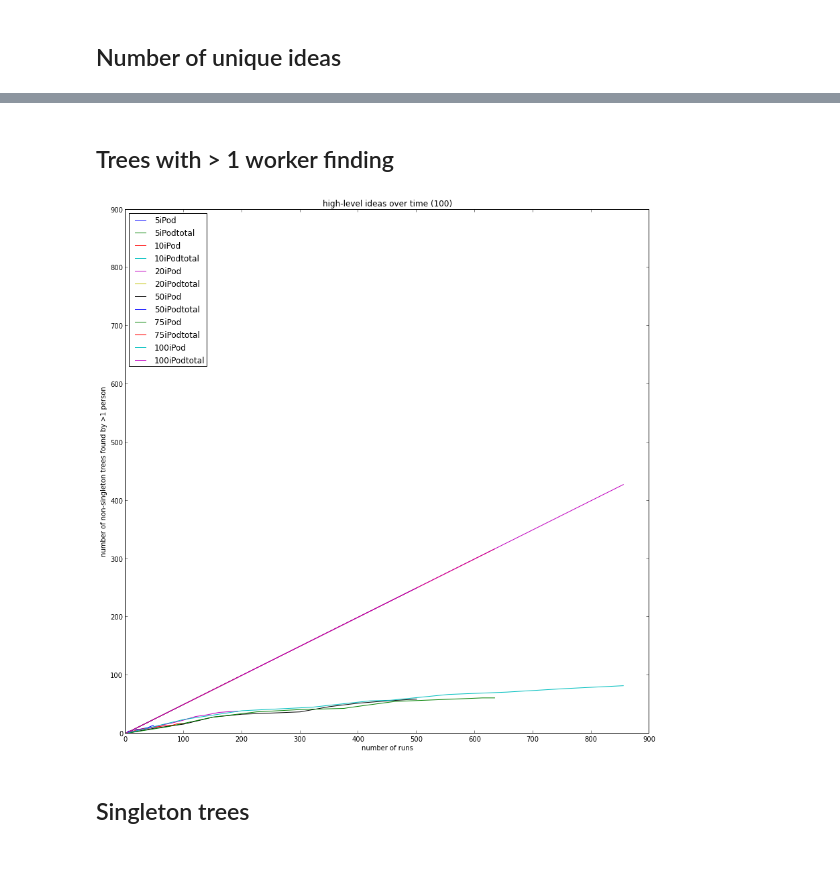
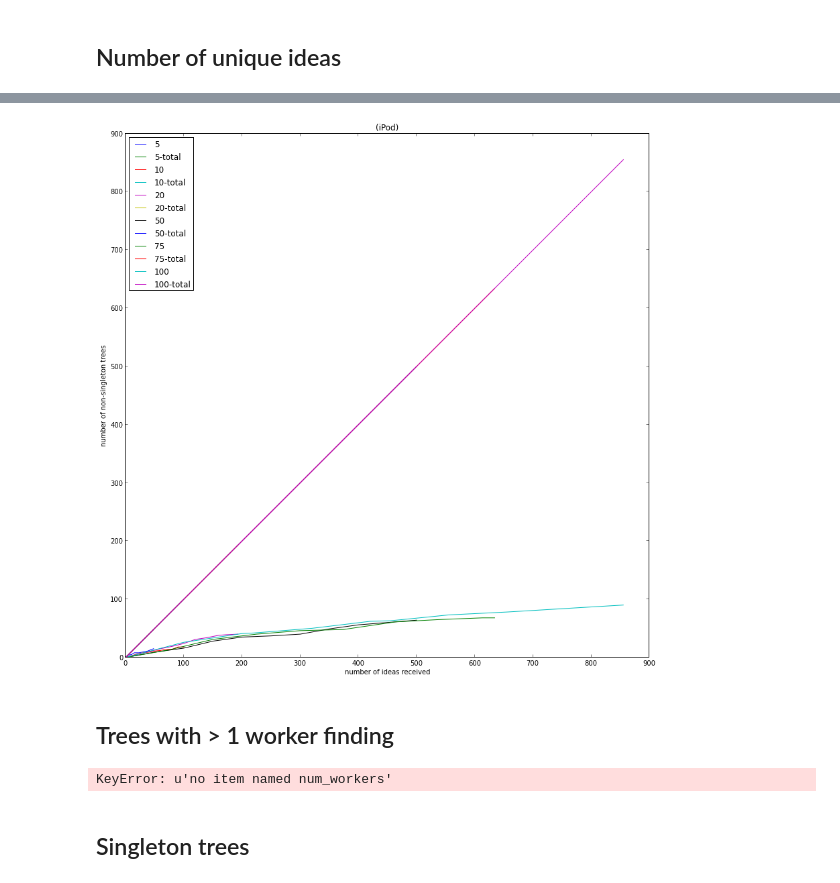
Before and after one commit to filkry/crowbrain, a Jupyter notebook: exps/post_pilot18_stats.ipynb, the cells around one changed output, grey strips where cells are left out. Drawn from its saved outputs; the diff is of its cells as text; code cells hidden in the pictures.

```diff
--- a/exps/post_pilot18_stats.ipynb
+++ b/exps/post_pilot18_stats.ipynb
@@ -1165,44 +1110,34 @@ for i, nr in enumerate(sorted(number_conditions)):
+# %%
+pf = plot_func_cumulative_count_no_repeat('subtree_root', 'non_singleton')
+pf = plot_func_cross_cond(pf, 'num_requested', legend_loc='upper left')
+
+subplots_cross_cond(vcdf, 'question_code',
+                    xlab = 'number of ideas received',
+                    ylab = 'number of non-singleton trees',
+                    plot_func = pf,
+                    subplot_size=(14,14))
+# %% [output]
+[figure, added]
 # %% [markdown]
 ## Trees with > 1 worker finding
-# %%
-figure(1, figsize=(14, 14))
-#rows, fig = init_multifig(len(number_conditions))
-
-for i, nr in enumerate(sorted(number_conditions)):
-    sub_df = h_cluster_valid_df[(h_cluster_valid_df['num_requested'] == nr)]
-    #subplot(rows, 2, i + 1)
-    xlabel('number of runs')
-    ylabel('number of non-singleton trees found by >1 person')
-    title('high-level ideas over time (%i)' % nr)
-    xlim(0, 900)
-    ylim(0, 900)
-
-    for qc in question_codes:
-        ssub_df = sub_df[(sub_df['question_code'] == qc)]
-        ssub_df = ssub_df.sort('submit_datetime')
-        runs = ssub_df.groupby('hashed_worker_id')
-
-        clusters = set()
-        num_clusters = [0,]
-        num_total = [0,]
-
-        for name, run in runs:
-            for i in run.index:
-                c = run['h_cluster'][i]
-                if run['num_ideas_under'][i] > 1 and run['is_root'][i] == 1:
-                    c_df = h_cluster_valid_df[h_cluster_valid_df['h_cluster'] == c]
-                    if len(set(c_df['hashed_worker_id'])) > 1:
-                        clusters.add(c)
-
-            num_clusters.append(len(clusters))
-            num_total.append(num_total[-1] + len(run))
-
-        plot(num_total, num_clusters, label= str(nr) + qc)
-        plot(num_total, [0.5 * i for i in num_total], label = str(nr) + qc + "total")
-
-    legend(loc='upper left')
-# %% [output]
-[figure, removed]
+# %%
+vcdf = df[df['valid_cluster'] > 0]
+vcdf_ns = vcdf[(vcdf['is_root'] == 1) & (vcdf['num_workers'] > 1)]
+
+ns = pd.Series([0 for i in vcdf.index], index=vcdf.index)
+for i in vcdf_ns.index:
+    ns[i] = 1
+vcdf['non_singleton'] = ns
+
+pf = plot_func_cumulative_count_no_repeat('subtree_root', 'non_singleton')
+pf = plot_func_cross_cond(pf, 'question_code', legend_loc='upper left')
+
+subplots_cross_cond(vcdf, 'num_requested',
+                    xlab = 'number of ideas received',
+                    ylab = 'number of non-singleton trees',
+                    plot_func = pf)
+# %% [output]
+KeyError: u'no item named num_workers'
 # %% [markdown]
 ## Singleton trees
 # %%
```
Also changed, not shown: parts of 18 cells of this notebook.
